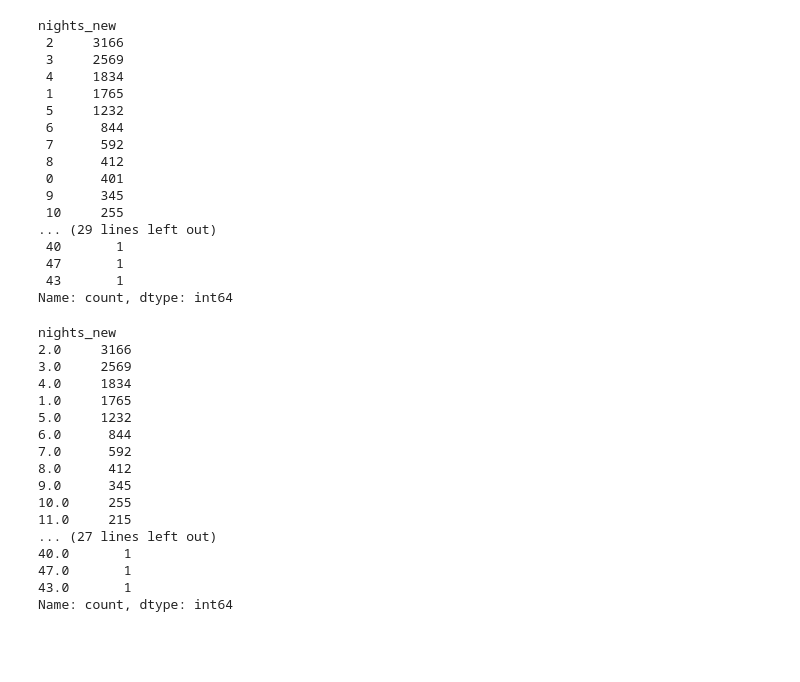
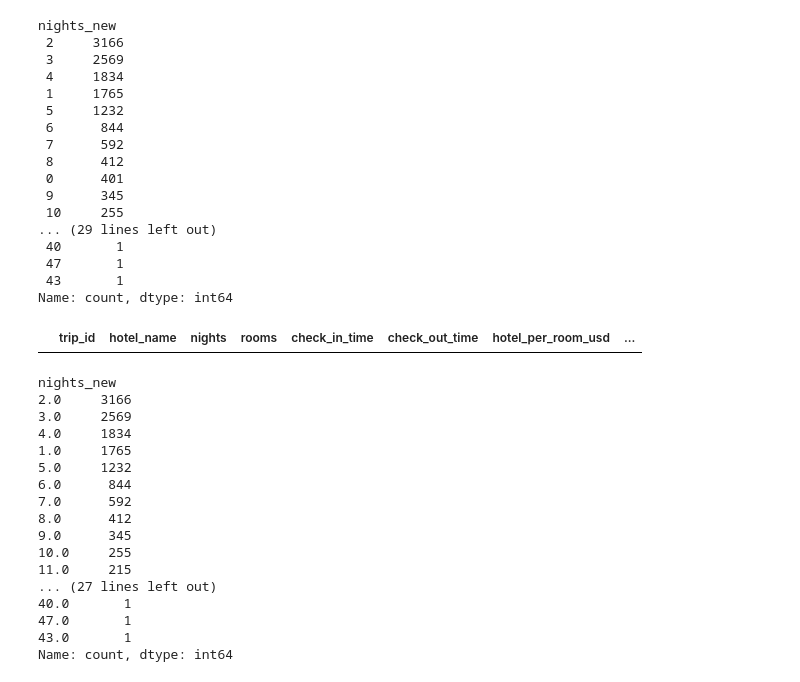
Before and after one commit to ka-katrin/TravelTide_Clustering, a Jupyter notebook: EDA.ipynb, the cells around one changed output. Drawn from its saved outputs; the diff is of its cells as text; code cells hidden in the pictures; blank space fills up the shorter version.

Commit message:
fixed nights & avg rev per day

```diff
--- a/EDA.ipynb
+++ b/EDA.ipynb
@@ -163,6 +163,10 @@ nights_new
  47       1
  43       1
 Name: count, dtype: int64
+# %%
+hotels[(hotels['nights_new'] <= 0) & (hotels['nights']>0)] #checking if the original data has values I can use
+# %% [output]
+|  | trip_id | hotel_name | nights | rooms | check_in_time | check_out_time | hotel_per_room_usd | ... |
 # %%
 # -1 has to be an error in the data and 401 entries with 0 nights too
 # -> setting those rows to NaN: (also for 0) because I don't know where exactly the error is. Maybe I am going to detele them later, maybe I can use other information from those rows
```
